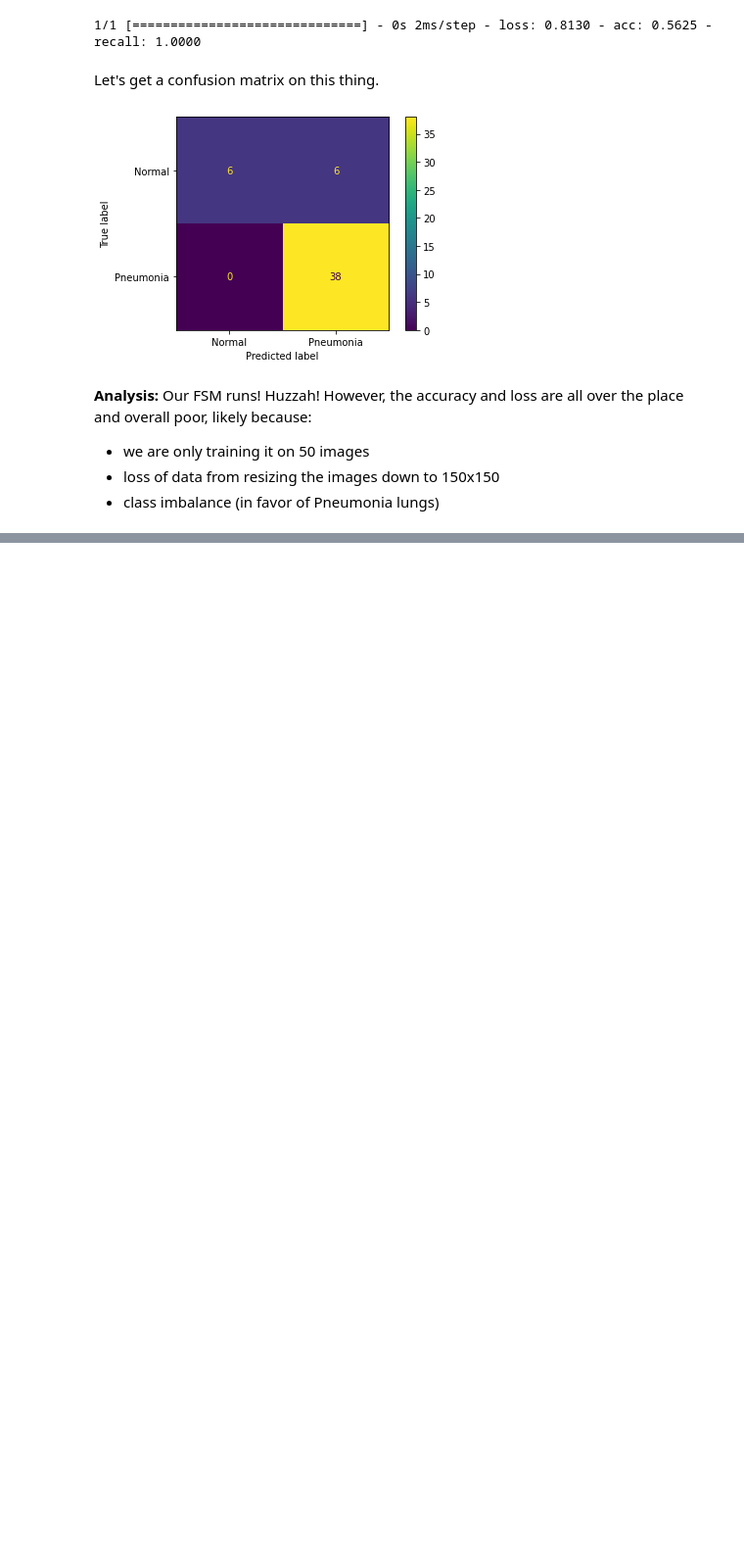
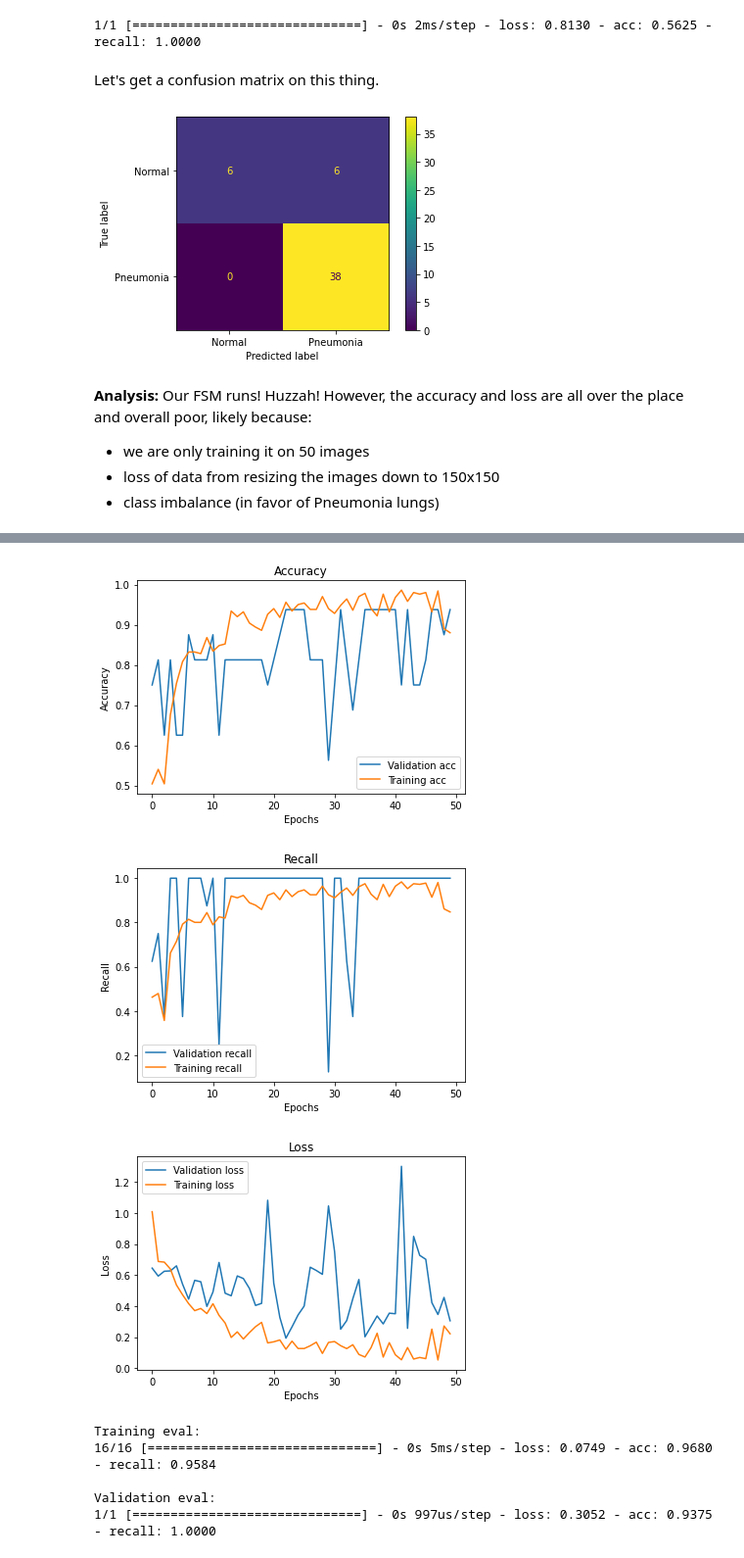
Before and after one commit to ericdnbn/image_classifier_pneumonia, a Jupyter notebook: markowitz_working_nb.ipynb, the cells around one changed output, grey strips where cells are left out. Shown at 98% size. Cells and saved outputs as stored; diff of their text form; code cells hidden in the pictures; blank space fills up the shorter version.

```diff
--- a/markowitz_working_nb.ipynb
+++ b/markowitz_working_nb.ipynb
@@ -321,0 +468,2 @@ model.save('first-simple-model.h5')
+# %%
+i2_X_train, i2_X_val, i2_X_test, i2_train_labels, i2_val_labels, i2_test_labels = preprocess_dense_data(batch_size=500)
@@ -321,0 +478,13 @@ model.save('first-simple-model.h5')
+# %%
+# From https://stackoverflow.com/questions/42586475/is-it-possible-to-automatically-infer-the-class-weight-from-flow-from-directory
+from sklearn.utils import class_weight
+
+# Calculate floats/raw class weights
+class_weights = class_weight.compute_class_weight(
+               'balanced',
+                np.unique(train_generator.classes),
+                train_generator.classes)
+
+# Convert to dict for .fit(class_weight= ) param
+nn_class_weights = {0:class_weights[0],
+                    1:class_weights[1]}
@@ -321,0 +495,20 @@ model.save('first-simple-model.h5')
+# %%
+# Instatiate model
+i2_model = models.Sequential()
+
+# Add model layers - Same as previous model
+i2_model.add(Dense(32, activation='relu', input_shape=(256*256,)))
+i2_model.add(Dense(16, activation='relu'))
+i2_model.add(Dense(1, activation='sigmoid'))
+
+# Compile
+i2_model.compile(optimizer='sgd',
+                 loss='binary_crossentropy',
+                 metrics=['acc', 'Recall'])
+# %%
+# Train the model - This time incorporating class_weights
+i2_history = i2_model.fit(i2_X_train, i2_train_labels,
+                          epochs=50,
+                          batch_size=10,
+                          class_weight=nn_class_weights,
+                          validation_data=(i2_X_val, i2_val_labels))
@@ -321,0 +533,11 @@ model.save('first-simple-model.h5')
+# %%
+visualize_training_results(i2_history, i2_model, i2_X_train, i2_train_labels, i2_X_val, i2_val_labels)
+# %% [output]
+[figure, added]
+[figure, added]
+[figure, added]
+Training eval:
+16/16 [==============================] - 0s 5ms/step - loss: 0.0749 - acc: 0.9680 - recall: 0.9584
+
+Validation eval:
+1/1 [==============================] - 0s 997us/step - loss: 0.3052 - acc: 0.9375 - recall: 1.0000
```
Also changed, not shown: parts of 23 cells of this notebook, 2 other files.
